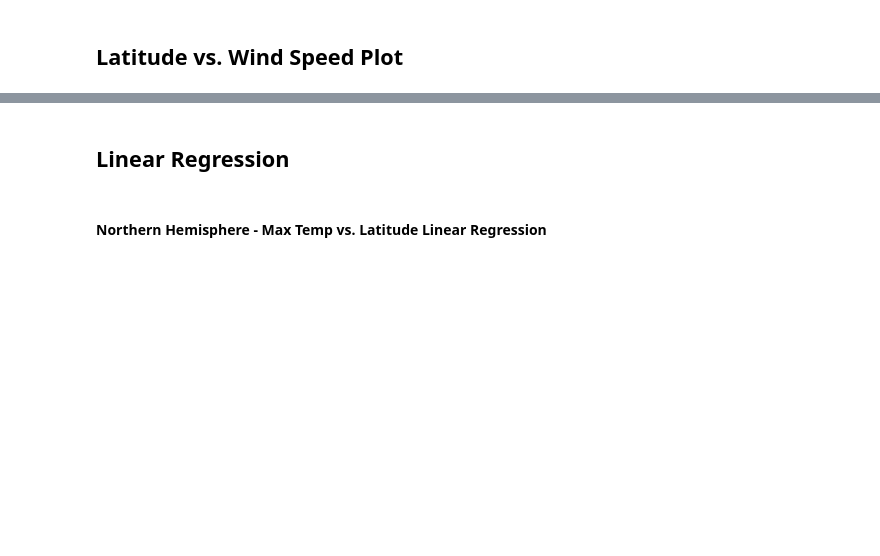
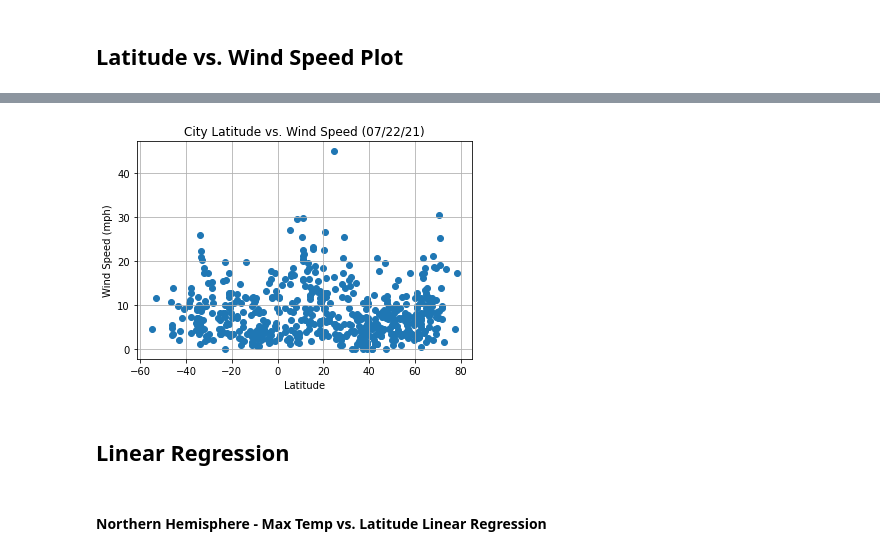
Before and after one commit to cass-john/python-api-challenge, a Jupyter notebook: WeatherPy-updated.ipynb, the cells around one changed output, grey strips where cells are left out. Cells and saved outputs as stored; diff of their text form; code cells hidden in the pictures; blank space fills up the shorter version.

```diff
--- a/WeatherPy-updated.ipynb
+++ b/WeatherPy-updated.ipynb
@@ -227,3 +245,14 @@ Int64Index([], dtype='int64')
+# %%
+x_values = weather_df['Lat']
+y_values = weather_df['Wind Speed']
+plt.title("City Latitude vs. Wind Speed (07/22/21)")
+plt.scatter(x_values,y_values)
+plt.xlabel('Latitude')
+plt.ylabel('Wind Speed (mph)')
+plt.grid(True)
+plt.show()
+# %% [output]
+[figure, added]
 # %% [markdown]
 ## Linear Regression
 # %% [markdown]
```
Also changed, not shown: parts of 13 cells of this notebook, 1 other file.
